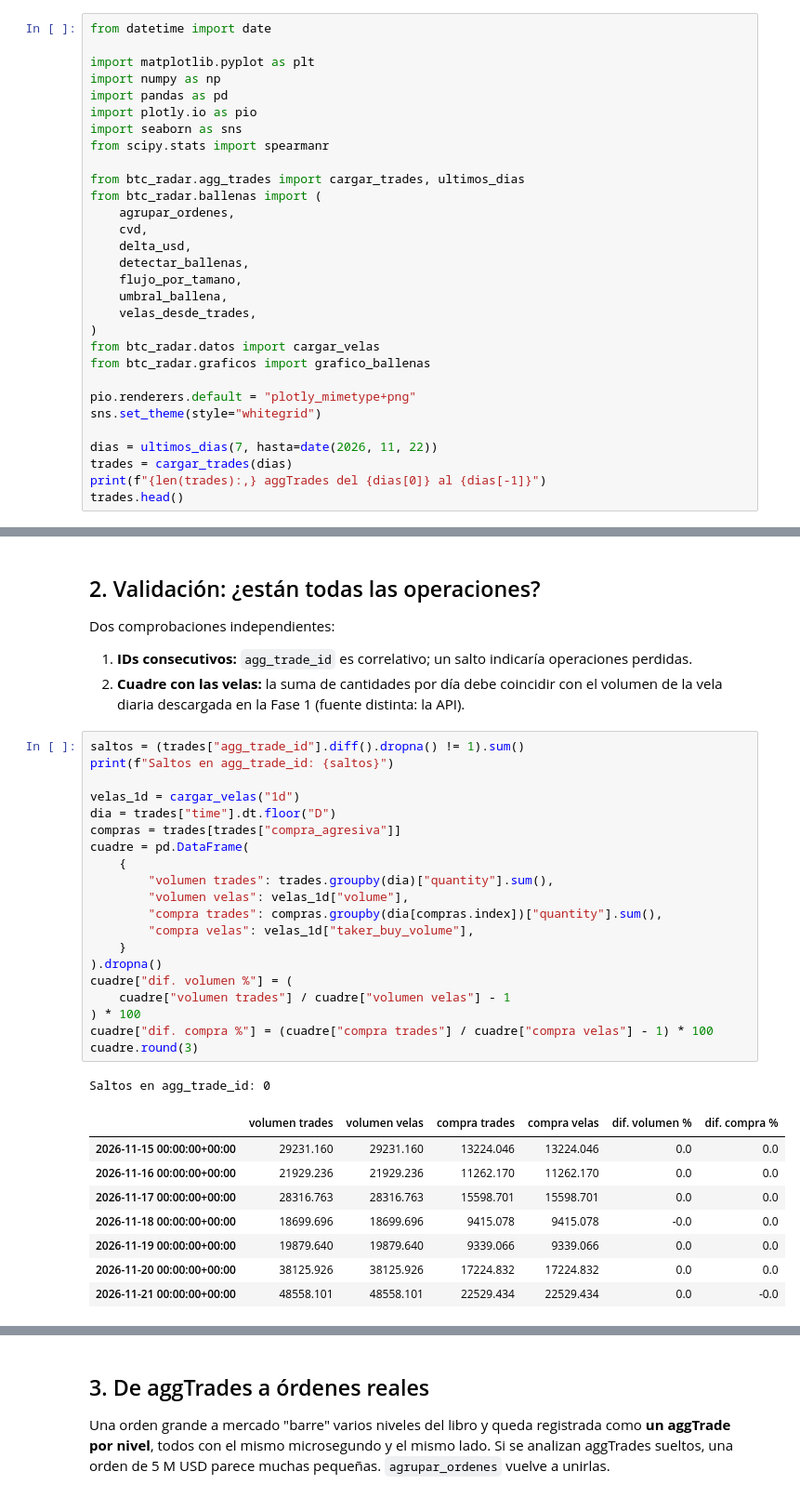
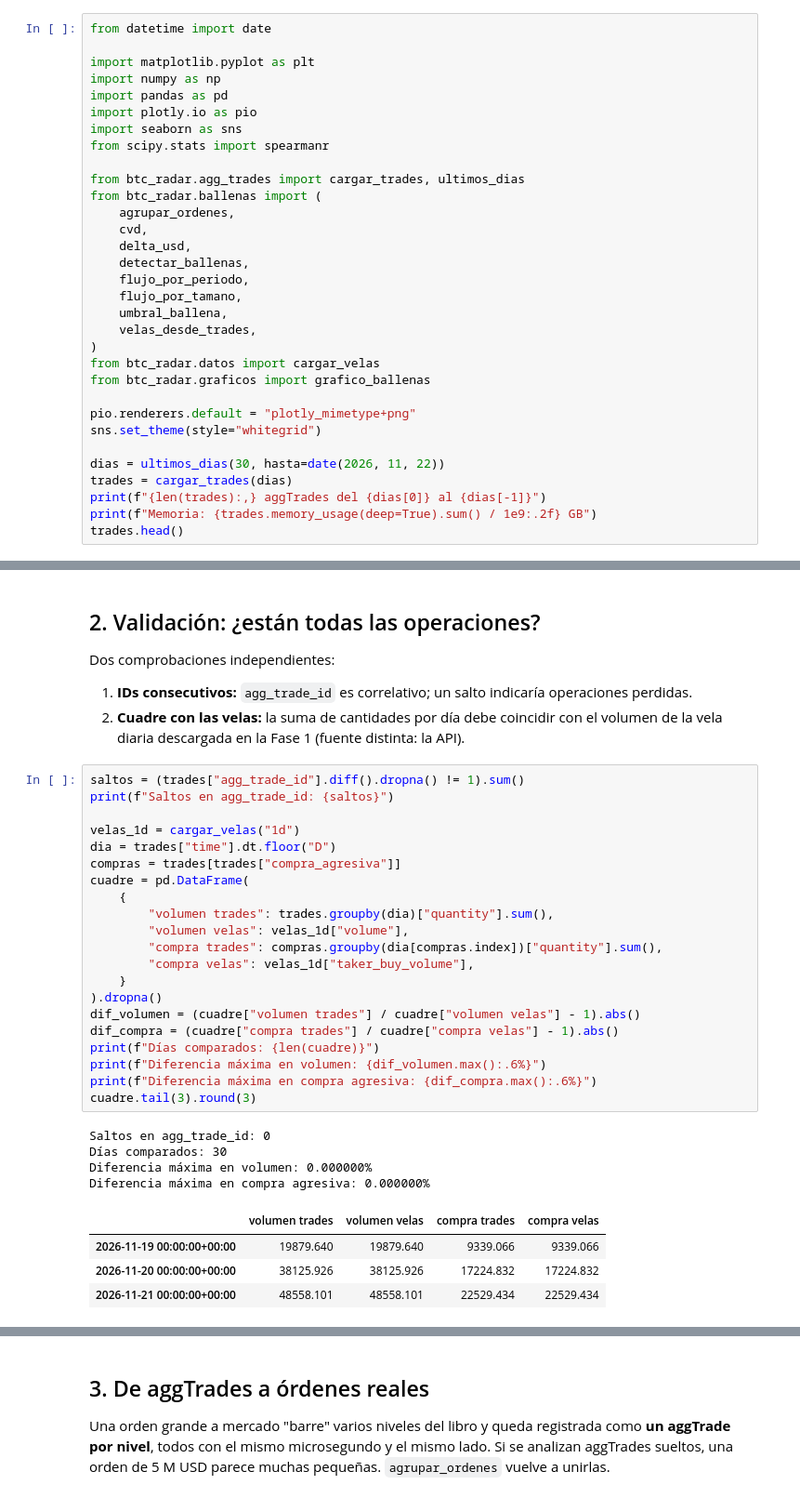
Before and after one commit to alexgomez-gif/BTC_Radar, a Jupyter notebook: notebooks/03_ballenas.ipynb, the cells around one changed output, grey strips where cells are left out. Shown at 93% size. Drawn from its saved outputs; the diff is of its cells as text.

```diff
--- a/notebooks/03_ballenas.ipynb
+++ b/notebooks/03_ballenas.ipynb
@@ -53,6 +54,7 @@ from btc_radar.ballenas import (
     cvd,
     delta_usd,
     detectar_ballenas,
+    flujo_por_periodo,
     flujo_por_tamano,
     umbral_ballena,
     velas_desde_trades,
@@ -63,8 +65,9 @@ from btc_radar.graficos import grafico_ballenas
 pio.renderers.default = "plotly_mimetype+png"
 sns.set_theme(style="whitegrid")
 
-dias = ultimos_dias(7, hasta=date(2026, 11, 22))
+dias = ultimos_dias(30, hasta=date(2026, 11, 22))
 trades = cargar_trades(dias)
 print(f"{len(trades):,} aggTrades del {dias[0]} al {dias[-1]}")
+print(f"Memoria: {trades.memory_usage(deep=True).sum() / 1e9:.2f} GB")
 trades.head()
 # %% [output]
@@ -86,31 +90,31 @@ Dos comprobaciones independientes:
 # %%
 saltos = (trades["agg_trade_id"].diff().dropna() != 1).sum()
 print(f"Saltos en agg_trade_id: {saltos}")
 
 velas_1d = cargar_velas("1d")
 dia = trades["time"].dt.floor("D")
 compras = trades[trades["compra_agresiva"]]
 cuadre = pd.DataFrame(
     {
         "volumen trades": trades.groupby(dia)["quantity"].sum(),
         "volumen velas": velas_1d["volume"],
         "compra trades": compras.groupby(dia[compras.index])["quantity"].sum(),
         "compra velas": velas_1d["taker_buy_volume"],
     }
 ).dropna()
-cuadre["dif. volumen %"] = (
-    cuadre["volumen trades"] / cuadre["volumen velas"] - 1
-) * 100
-cuadre["dif. compra %"] = (cuadre["compra trades"] / cuadre["compra velas"] - 1) * 100
-cuadre.round(3)
+dif_volumen = (cuadre["volumen trades"] / cuadre["volumen velas"] - 1).abs()
+dif_compra = (cuadre["compra trades"] / cuadre["compra velas"] - 1).abs()
+print(f"Días comparados: {len(cuadre)}")
+print(f"Diferencia máxima en volumen: {dif_volumen.max():.6%}")
+print(f"Diferencia máxima en compra agresiva: {dif_compra.max():.6%}")
+cuadre.tail(3).round(3)
 # %% [output]
 Saltos en agg_trade_id: 0
+Días comparados: 30
+Diferencia máxima en volumen: 0.000000%
+Diferencia máxima en compra agresiva: 0.000000%
-|  | volumen trades | volumen velas | compra trades | compra velas | dif. volumen % | dif. compra % |
-| 2026-11-15 00:00:00+00:00 | 29231.160 | 29231.160 | 13224.046 | 13224.046 | 0.0 | 0.0 |
-| 2026-11-16 00:00:00+00:00 | 21929.236 | 21929.236 | 11262.170 | 11262.170 | 0.0 | 0.0 |
-| 2026-11-17 00:00:00+00:00 | 28316.763 | 28316.763 | 15598.701 | 15598.701 | 0.0 | 0.0 |
-| 2026-11-18 00:00:00+00:00 | 18699.696 | 18699.696 | 9415.078 | 9415.078 | -0.0 | 0.0 |
-| 2026-11-19 00:00:00+00:00 | 19879.640 | 19879.640 | 9339.066 | 9339.066 | 0.0 | 0.0 |
-| 2026-11-20 00:00:00+00:00 | 38125.926 | 38125.926 | 17224.832 | 17224.832 | 0.0 | 0.0 |
-| 2026-11-21 00:00:00+00:00 | 48558.101 | 48558.101 | 22529.434 | 22529.434 | 0.0 | -0.0 |
+|  | volumen trades | volumen velas | compra trades | compra velas |
+| 2026-11-19 00:00:00+00:00 | 19879.640 | 19879.640 | 9339.066 | 9339.066 |
+| 2026-11-20 00:00:00+00:00 | 38125.926 | 38125.926 | 17224.832 | 17224.832 |
+| 2026-11-21 00:00:00+00:00 | 48558.101 | 48558.101 | 22529.434 | 22529.434 |
 # %% [markdown]
```
Also changed, not shown: parts of 21 cells of this notebook, 4 other files.
